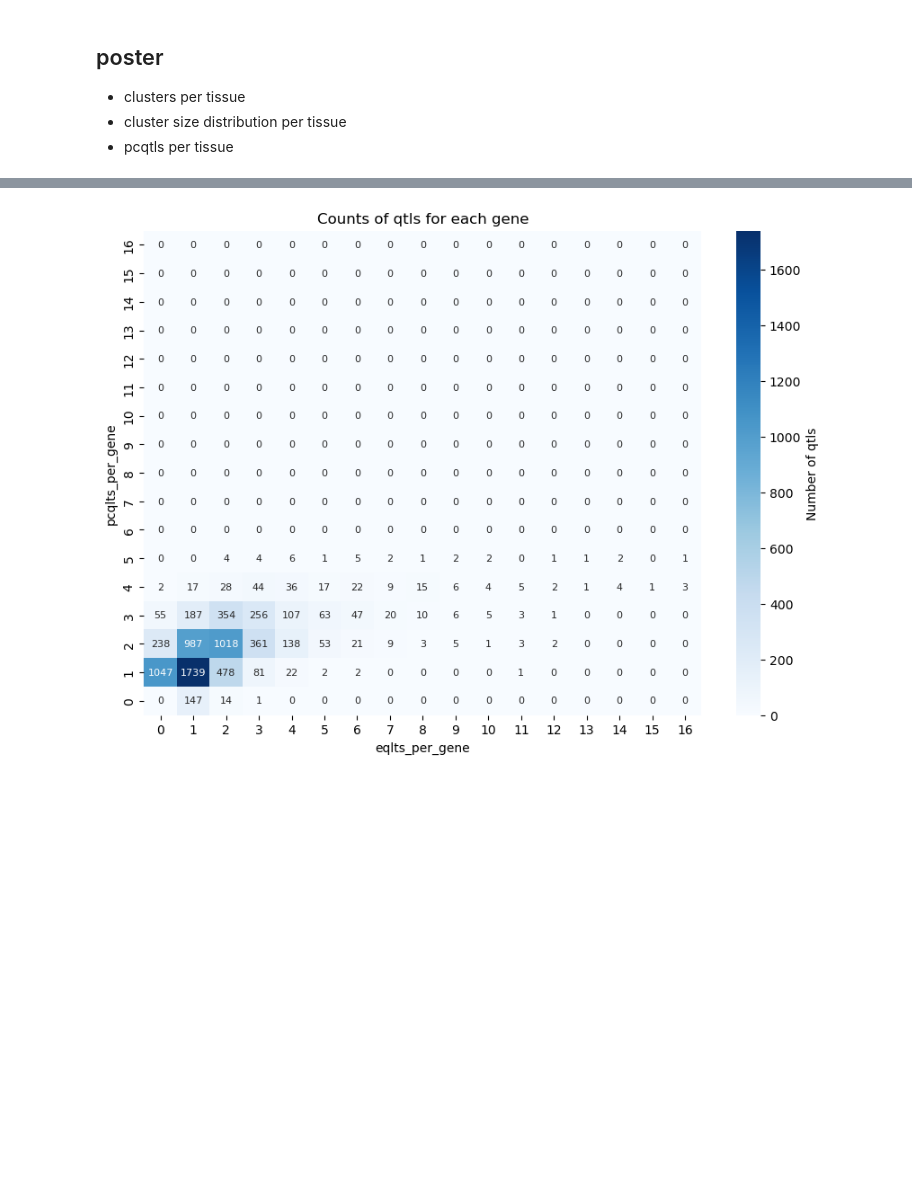
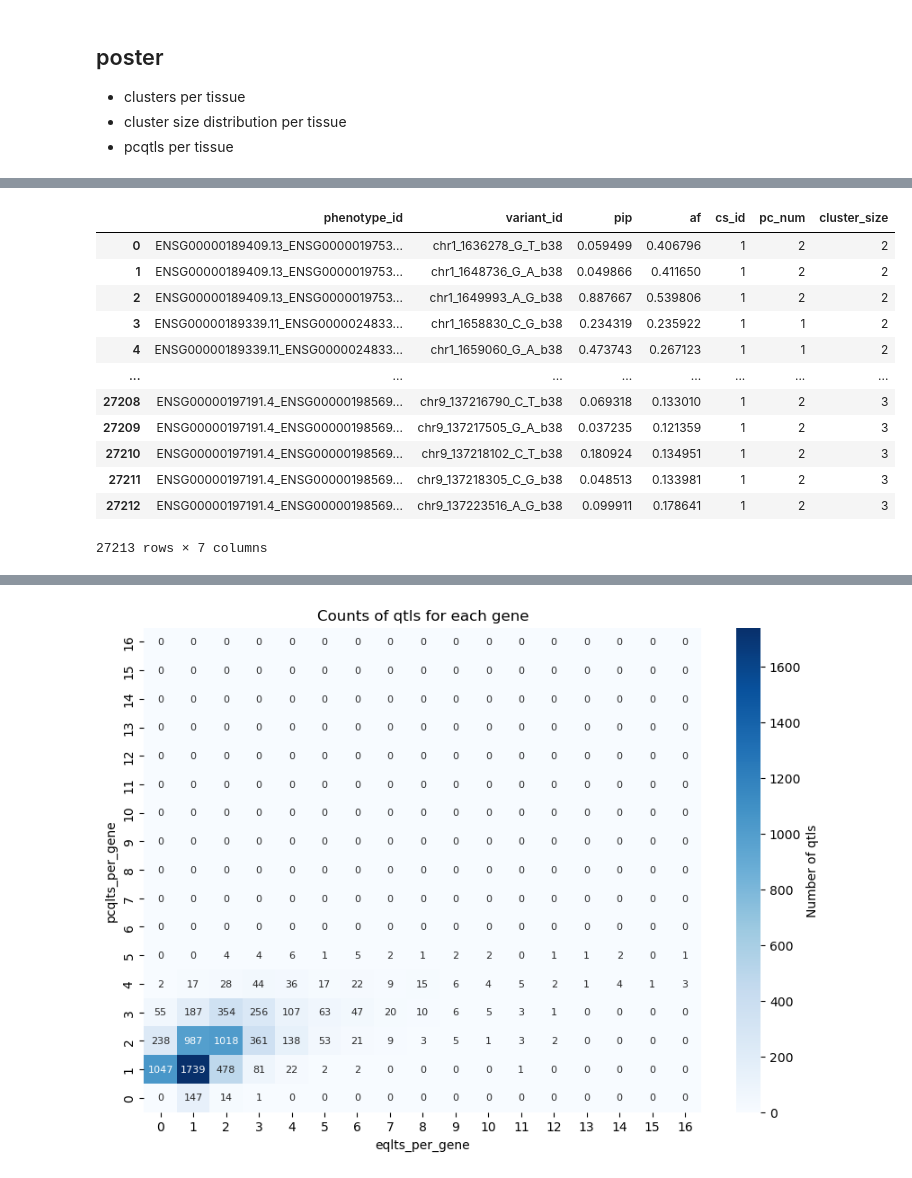
Before and after one commit to kal26/pcqtls, a Jupyter notebook: workflow/notebooks/pcqtl_analysis/general_counts.ipynb, the cells around one changed output, grey strips where cells are left out. Drawn from its saved outputs; the diff is of its cells as text; code cells hidden in the pictures; blank space fills up the shorter version.

```diff
--- a/workflow/notebooks/pcqtl_analysis/general_counts.ipynb
+++ b/workflow/notebooks/pcqtl_analysis/general_counts.ipynb
@@ -159,3 +161,19 @@ ax.spines['right'].set_visible(False)
+# %%
+susie_pc['Lung']
+# %% [output]
+|  | phenotype_id | variant_id | pip | af | cs_id | pc_num | cluster_size |
+| 0 | ENSG00000189409.13_ENSG0000019753... | chr1_1636278_G_T_b38 | 0.059499 | 0.406796 | 1 | 2 | 2 |
+| 1 | ENSG00000189409.13_ENSG0000019753... | chr1_1648736_G_A_b38 | 0.049866 | 0.411650 | 1 | 2 | 2 |
+| 2 | ENSG00000189409.13_ENSG0000019753... | chr1_1649993_A_G_b38 | 0.887667 | 0.539806 | 1 | 2 | 2 |
+| 3 | ENSG00000189339.11_ENSG0000024833... | chr1_1658830_C_G_b38 | 0.234319 | 0.235922 | 1 | 1 | 2 |
+| 4 | ENSG00000189339.11_ENSG0000024833... | chr1_1659060_G_A_b38 | 0.473743 | 0.267123 | 1 | 1 | 2 |
+| ... | ... | ... | ... | ... | ... | ... | ... |
+| 27208 | ENSG00000197191.4_ENSG00000198569... | chr9_137216790_C_T_b38 | 0.069318 | 0.133010 | 1 | 2 | 3 |
+| 27209 | ENSG00000197191.4_ENSG00000198569... | chr9_137217505_G_A_b38 | 0.037235 | 0.121359 | 1 | 2 | 3 |
+| 27210 | ENSG00000197191.4_ENSG00000198569... | chr9_137218102_C_T_b38 | 0.180924 | 0.134951 | 1 | 2 | 3 |
+| 27211 | ENSG00000197191.4_ENSG00000198569... | chr9_137218305_C_G_b38 | 0.048513 | 0.133981 | 1 | 2 | 3 |
+| 27212 | ENSG00000197191.4_ENSG00000198569... | chr9_137223516_A_G_b38 | 0.099911 | 0.178641 | 1 | 2 | 3 |
+27213 rows × 7 columns
 # %%
 counts = pd.DataFrame({'tissue':tissue_df['Tissue'],
                        'eQTL': [get_num_cs(susie_control[t]) for t in tissue_df['Tissue']],
```
Also changed, not shown: parts of 6 cells of this notebook.
